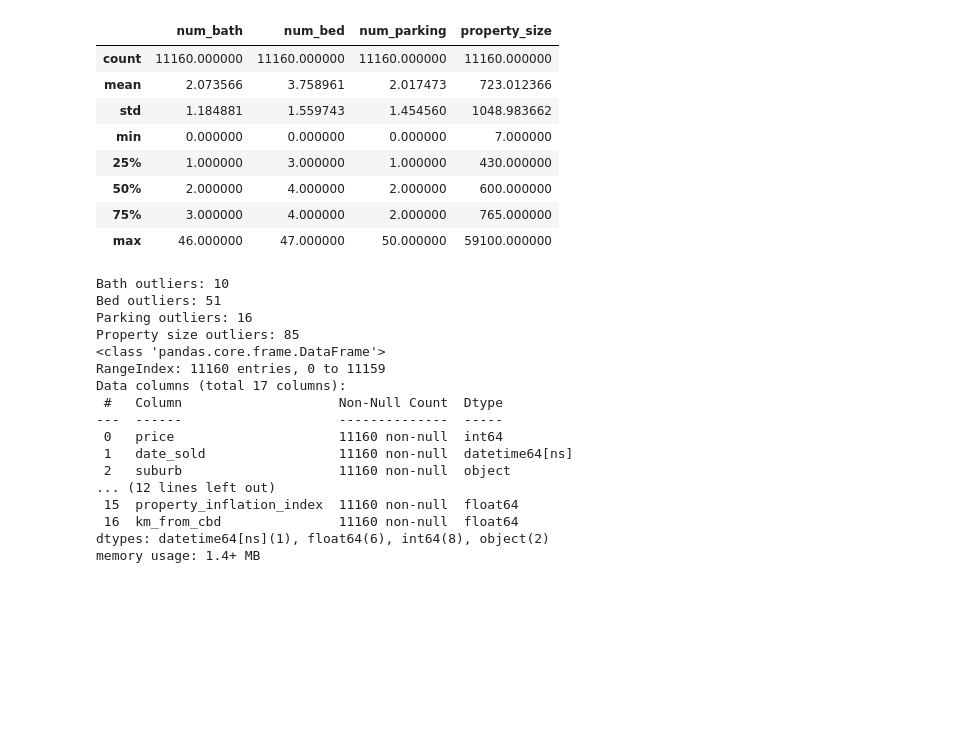
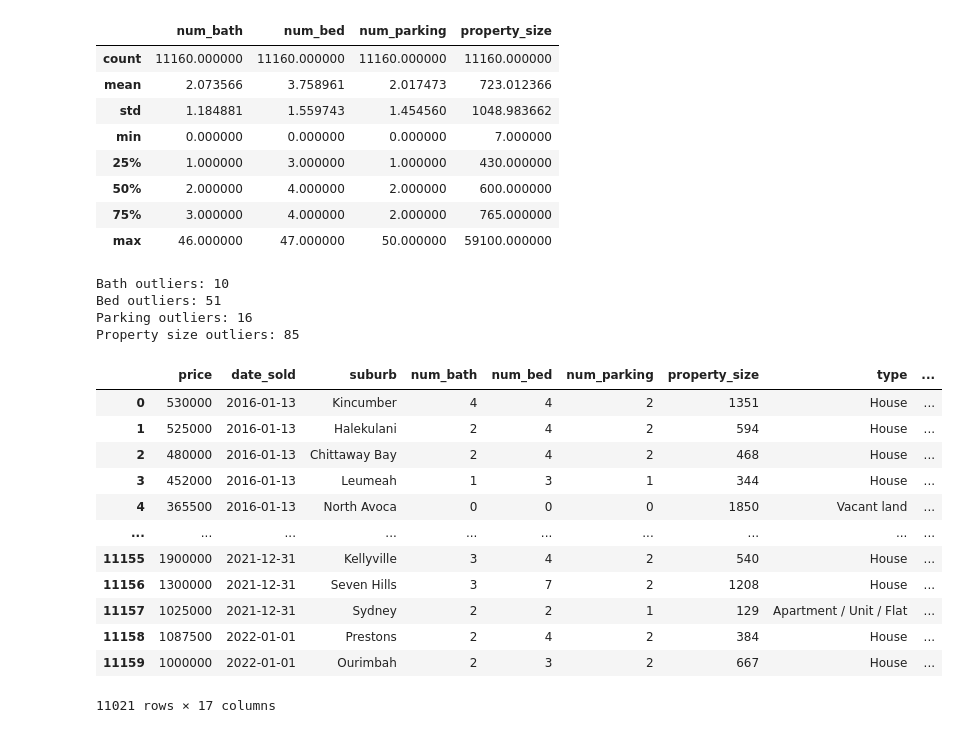
Before and after one commit to atharvakatkar/House_Pricing_Predictions, a Jupyter notebook: house_price_predictions.ipynb, the cells around one changed output. Cells and saved outputs as stored; diff of their text form; code cells hidden in the pictures; blank space fills up the shorter version.

Commit message:
domain cleaning done

```diff
--- a/house_price_predictions.ipynb
+++ b/house_price_predictions.ipynb
@@ -297,26 +297,37 @@ Index: []
 | 75% | 3.000000 | 4.000000 | 2.000000 | 765.000000 |
 | max | 46.000000 | 47.000000 | 50.000000 | 59100.000000 |
 # %%
+# CHECKING THE NUMBER OF OUTLIERS
 print("Bath outliers:", domain[domain['num_bath'] > 10].shape[0])
 print("Bed outliers:", domain[domain['num_bed'] > 10].shape[0])
 print("Parking outliers:", domain[domain['num_parking'] > 10].shape[0])
 print("Property size outliers:", domain[domain['property_size'] > 5000].shape[0])
-domain.info
 # %% [output]
 Bath outliers: 10
 Bed outliers: 51
 Parking outliers: 16
 Property size outliers: 85
-<class 'pandas.core.frame.DataFrame'>
-RangeIndex: 11160 entries, 0 to 11159
-Data columns (total 17 columns):
- #   Column                    Non-Null Count  Dtype
----  ------                    --------------  -----
- 0   price                     11160 non-null  int64
- 1   date_sold                 11160 non-null  datetime64[ns]
- 2   suburb                    11160 non-null  object
-... (12 lines left out)
- 15  property_inflation_index  11160 non-null  float64
- 16  km_from_cbd               11160 non-null  float64
-dtypes: datetime64[ns](1), float64(6), int64(8), object(2)
-memory usage: 1.4+ MB
+# %%
+# DROPPING THE OUTLIERS
+domain = domain[
+    (domain['num_bath'] <= 10) &
+    (domain['num_bed'] <= 10) &
+    (domain['num_parking'] <= 10) &
+    (domain['property_size'] <= 5000)
+]
+
+domain
+# %% [output]
+|  | price | date_sold | suburb | num_bath | num_bed | num_parking | property_size | type | ... |
+| 0 | 530000 | 2016-01-13 | Kincumber | 4 | 4 | 2 | 1351 | House | ... |
+| 1 | 525000 | 2016-01-13 | Halekulani | 2 | 4 | 2 | 594 | House | ... |
+| 2 | 480000 | 2016-01-13 | Chittaway Bay | 2 | 4 | 2 | 468 | House | ... |
+| 3 | 452000 | 2016-01-13 | Leumeah | 1 | 3 | 1 | 344 | House | ... |
+| 4 | 365500 | 2016-01-13 | North Avoca | 0 | 0 | 0 | 1850 | Vacant land | ... |
+| ... | ... | ... | ... | ... | ... | ... | ... | ... | ... |
+| 11155 | 1900000 | 2021-12-31 | Kellyville | 3 | 4 | 2 | 540 | House | ... |
+| 11156 | 1300000 | 2021-12-31 | Seven Hills | 3 | 7 | 2 | 1208 | House | ... |
+| 11157 | 1025000 | 2021-12-31 | Sydney | 2 | 2 | 1 | 129 | Apartment / Unit / Flat | ... |
+| 11158 | 1087500 | 2022-01-01 | Prestons | 2 | 4 | 2 | 384 | House | ... |
+| 11159 | 1000000 | 2022-01-01 | Ourimbah | 2 | 3 | 2 | 667 | House | ... |
+11021 rows × 17 columns
```
Also changed, not shown: parts of 6 cells of this notebook.
